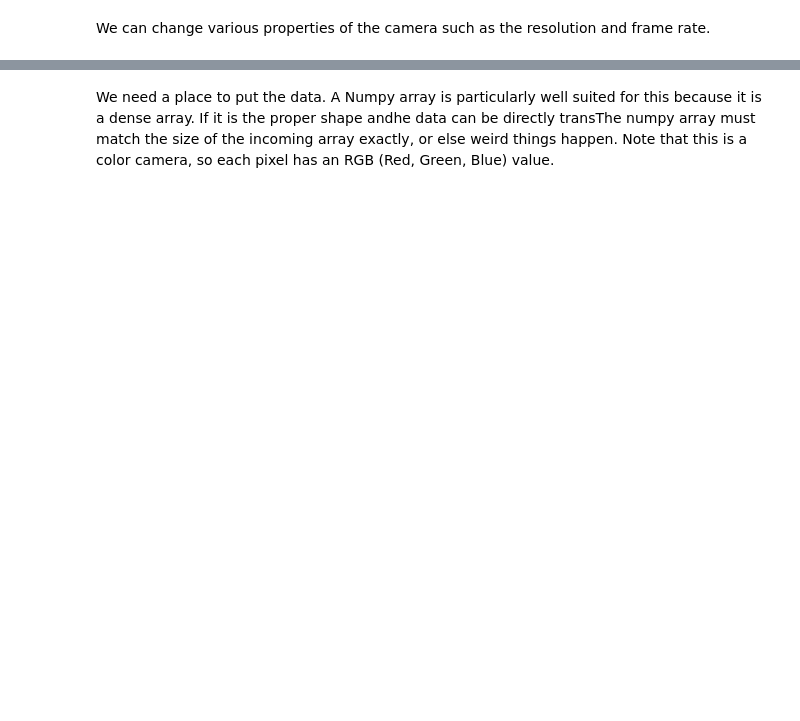
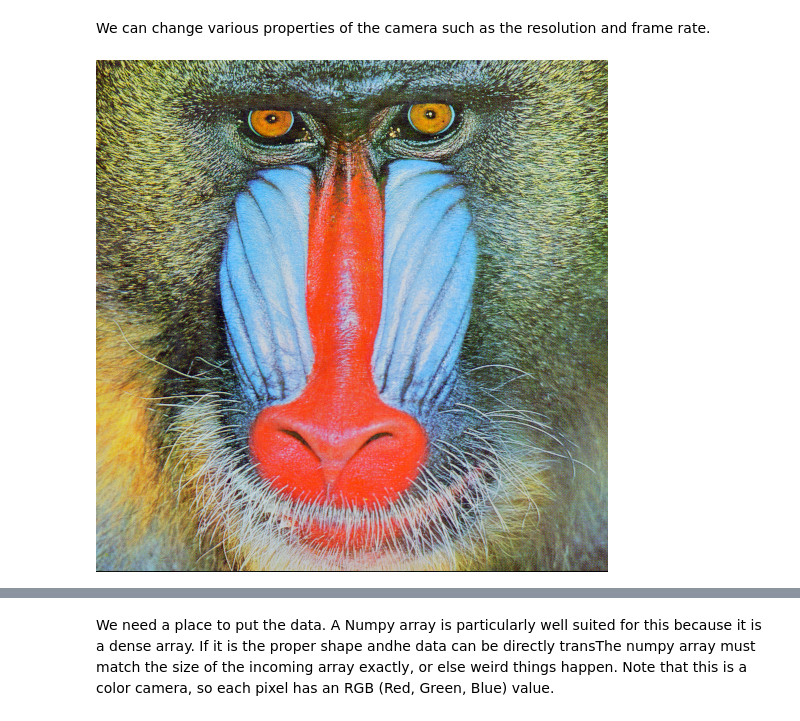
Before and after one commit to brianedw/PyVisionLab, a Jupyter notebook: labSoln.ipynb, the cells around one changed output, grey strips where cells are left out. Saved outputs shown, nothing was run; the diff lists cells and outputs as text; code cells hidden in the pictures; blank space fills up the shorter version.

```diff
--- a/labSoln.ipynb
+++ b/labSoln.ipynb
@@ -118,2 +165,7 @@ We begin by creating a `camera` object.
 # %% [markdown]
 We can change various properties of the camera such as the resolution and frame rate.
+# %%
+im = Image.open('baboon.png')
+im
+# %% [output]
+[figure, added]
```
Also changed, not shown: parts of 35 cells of this notebook, 1 other file.
